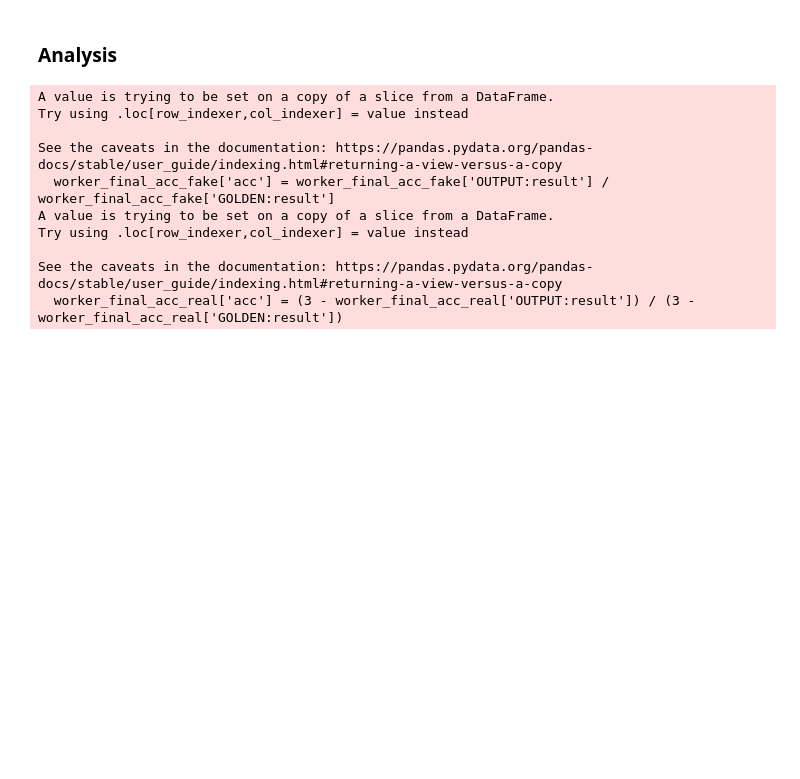
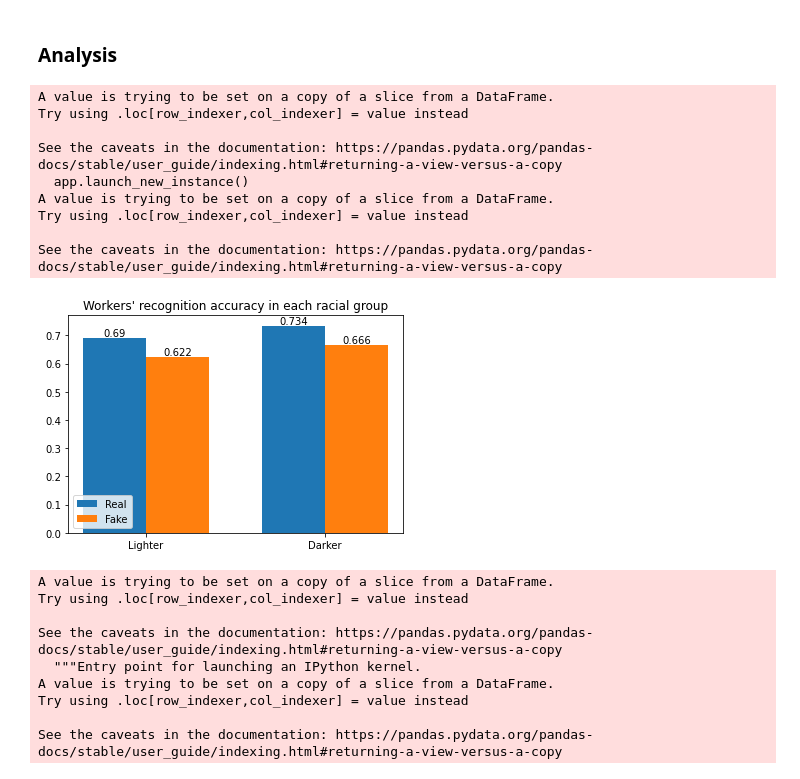
Before and after one commit to BirkhoffG/crowd_project, a Jupyter notebook: fairness.ipynb, the cells around one changed output. Saved outputs shown, nothing was run; the diff lists cells and outputs as text; code cells hidden in the pictures; blank space fills up the shorter version.

```diff
--- a/fairness.ipynb
+++ b/fairness.ipynb
@@ -187,4 +183,0 @@ balanced_set_general[['INPUT:image']].to_csv('general_tasks.tsv', index=None, se
-# %%
-worker_acc = pd.read_csv('fairness/fake_real_worker_acc/assignments_from_pool_33923754__15-06-2022.tsv',
-    sep='\t').dropna(axis=0, how='all')
-worker_acc['INPUT:image'] = worker_acc['INPUT:image'].apply(lambda x: x.replace('"', ''))
@@ -190,0 +213,36 @@ worker_acc['INPUT:image'] = worker_acc['INPUT:image'].apply(lambda x: x.replace(
+# %%
+pools = [
+    dict(
+        result_path='fairness/fake_real_worker_acc/assignments_from_pool_33923754__20-06-2022.tsv',
+        payment_amount=0.01, attention_q="gender"
+    ),
+    dict(
+        result_path='fairness/fake_real_worker_acc/assignments_from_pool_33957988__20-06-2022.tsv',
+        payment_amount=0.03, attention_q="eye color"
+    ),
+    dict(
+        result_path='fairness/fake_real_worker_acc/assignments_from_pool_33987192__20-06-2022.tsv',
+        payment_amount=0.03, attention_q=None
+    ),
+    dict(
+        result_path='fairness/fake_real_worker_acc/assignments_from_pool_34019892__22-06-2022.tsv',
+        payment_amount=0.03, attention_q="gender"
+    ),
+    dict(
+        result_path='fairness/fake_real_worker_acc/assignments_from_pool_34051317__23-06-2022.tsv',
+        payment_amount=0.01, attention_q=None
+    )
+]
+# %%
+real_fake_res = get_real_fake_acc(pools[-1]['result_path'], balanced_set)
+# %% [output]
+A value is trying to be set on a copy of a slice from a DataFrame.
+Try using .loc[row_indexer,col_indexer] = value instead
+
+See the caveats in the documentation: https://pandas.pydata.org/pandas-docs/stable/user_guide/indexing.html#returning-a-view-versus-a-copy
+  app.launch_new_instance()
+A value is trying to be set on a copy of a slice from a DataFrame.
+Try using .loc[row_indexer,col_indexer] = value instead
+
+See the caveats in the documentation: https://pandas.pydata.org/pandas-docs/stable/user_guide/indexing.html#returning-a-view-versus-a-copy
+[figure, added]
@@ -197,18 +272,17 @@ worker_final_acc_real = worker_final_acc[worker_final_acc['GOLDEN:result'] == 0.
 worker_final_acc_fake = worker_final_acc[worker_final_acc['GOLDEN:result'] > 0]
 # %%
 worker_final_acc_fake['acc'] = worker_final_acc_fake['OUTPUT:result'] / worker_final_acc_fake['GOLDEN:result']
-worker_final_acc_real['acc'] = (3 - worker_final_acc_real['OUTPUT:result']) / (3 - worker_final_acc_real['GOLDEN:result'])
+worker_final_acc_real['acc'] = (worker_final_acc_real['n_tasks'] - worker_final_acc_real['OUTPUT:result']) / (worker_final_acc_real['n_tasks'] - worker_final_acc_real['GOLDEN:result'])
 # %% [output]
 A value is trying to be set on a copy of a slice from a DataFrame.
 Try using .loc[row_indexer,col_indexer] = value instead
 
 See the caveats in the documentation: https://pandas.pydata.org/pandas-docs/stable/user_guide/indexing.html#returning-a-view-versus-a-copy
-  worker_final_acc_fake['acc'] = worker_final_acc_fake['OUTPUT:result'] / worker_final_acc_fake['GOLDEN:result']
+  """Entry point for launching an IPython kernel.
 A value is trying to be set on a copy of a slice from a DataFrame.
 Try using .loc[row_indexer,col_indexer] = value instead
 
 See the caveats in the documentation: https://pandas.pydata.org/pandas-docs/stable/user_guide/indexing.html#returning-a-view-versus-a-copy
-  worker_final_acc_real['acc'] = (3 - worker_final_acc_real['OUTPUT:result']) / (3 - worker_final_acc_real['GOLDEN:result'])
 # %%
 worker_final_acc_fake['acc'].mean()
 # %% [output]
```
Also changed, not shown: parts of 16 cells of this notebook, 2 other files.
